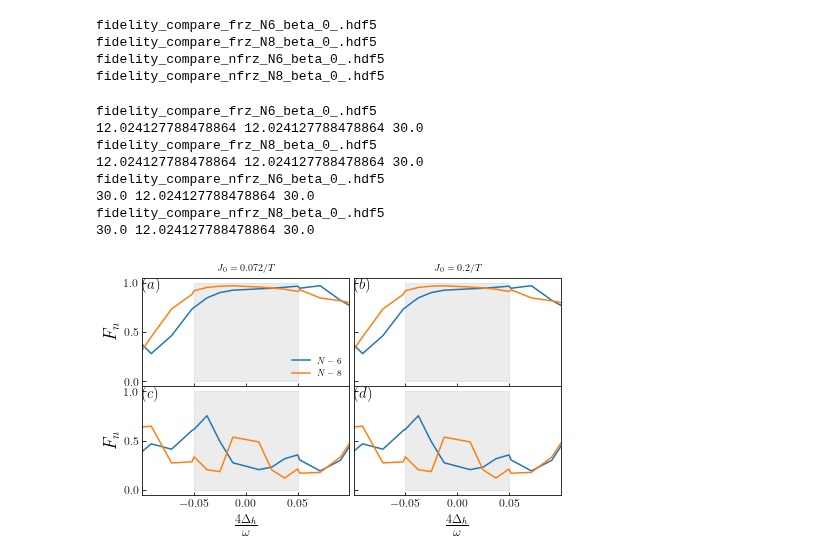
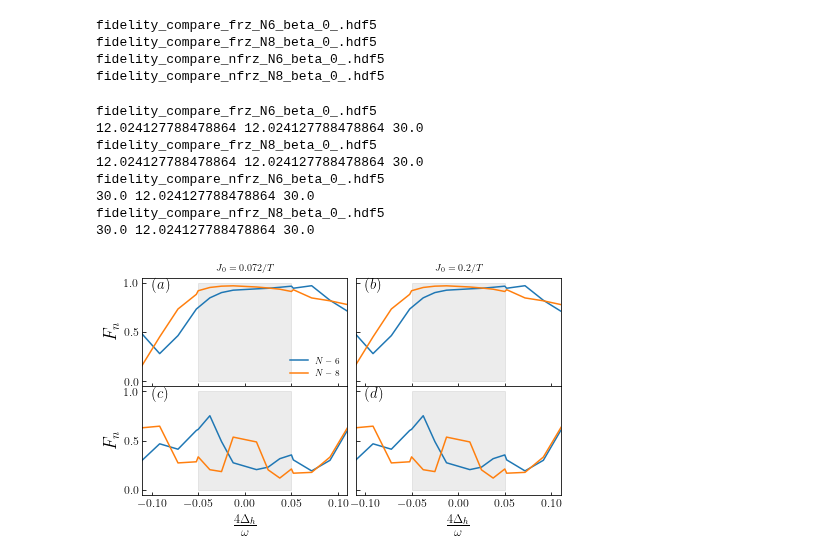
Before and after one commit to rahmahi/Chimera_Time_Crystal, a Jupyter notebook: codes/new_algo/fidelity/fidelity_stand_alone.ipynb, the cells around one changed output. Saved outputs shown, nothing was run; the diff lists cells and outputs as text; code cells hidden in the pictures.

Commit message:
fixed the x lim in the fidelity plot

```diff
--- a/codes/new_algo/fidelity/fidelity_stand_alone.ipynb
+++ b/codes/new_algo/fidelity/fidelity_stand_alone.ipynb
@@ -533,7 +533,7 @@ plt.rcParams.update({"figure.figsize": (7.5,4),"text.usetex": True,"font.family"
 
 
 fig, axs = plt.subplots(2, 2, sharex=True, sharey=True)
-plt.subplots_adjust(hspace=0.0, wspace=0.02)
+plt.subplots_adjust(hspace=0.0, wspace=0.04)
 
 
 freezing_pt = jn_zeros(0, 2)[0]
@@ -582,33 +582,33 @@ for i in range(2):
 
         axs[i][j].set_xlabel(r'$\frac{4\Delta_h}{\omega}$', fontsize = 18)
         axs[i][j].tick_params(which='both', axis="both", direction="in")
-        axs[i][1].set_xticks([-.15,-.05,0,0.05,.15])
-        axs[i][j].set_xlim(-.1,.1)
+        axs[i][1].set_xticks([-.1,-.05,0,0.05,.1])
+        axs[i][j].set_xlim(-.11,.11)
 
         axs[i][j].fill_betweenx(y=[0, 1], x1=-0.05, x2=0.05, color='gray', alpha=0.15)
 
         axs[i][0].set_ylabel(r'$F_n$', fontsize = 18)
 
 axs[0][0].set_title(fr"$J_0 = 0.072/T$", fontsize = 10)
 axs[0][1].set_title(fr"$J_0 = 0.2/T$", fontsize = 10)
 
 axs[0][0].text(-0.1, 0.93, r"$(a)$", fontsize=15, bbox=dict(facecolor='white', alpha=0.0))
 axs[0][1].text(-0.1, 0.93, r"$(b)$", fontsize=15, bbox=dict(facecolor='white', alpha=0.0))
 axs[1][0].text(-0.1, 0.93, r"$(c)$", fontsize=15, bbox=dict(facecolor='white', alpha=0.0))
 axs[1][1].text(-0.1, 0.93, r"$(d)$", fontsize=15, bbox=dict(facecolor='white', alpha=0.0))
 
 axs[0][0].legend(frameon = False,fontsize = 9)
 plt.savefig('fidelity.pdf', bbox_inches='tight', pad_inches=0.0)
 plt.savefig('fidelity.svg', bbox_inches='tight', pad_inches=0.0,dpi = 600)
 
 plt.show()
 # %% [output]
 fidelity_compare_frz_N6_beta_0_.hdf5
 12.024127788478864 12.024127788478864 30.0
 fidelity_compare_frz_N8_beta_0_.hdf5
 12.024127788478864 12.024127788478864 30.0
 fidelity_compare_nfrz_N6_beta_0_.hdf5
 30.0 12.024127788478864 30.0
 fidelity_compare_nfrz_N8_beta_0_.hdf5
 30.0 12.024127788478864 30.0
-[figure, old version]
+[figure, new version]
```
